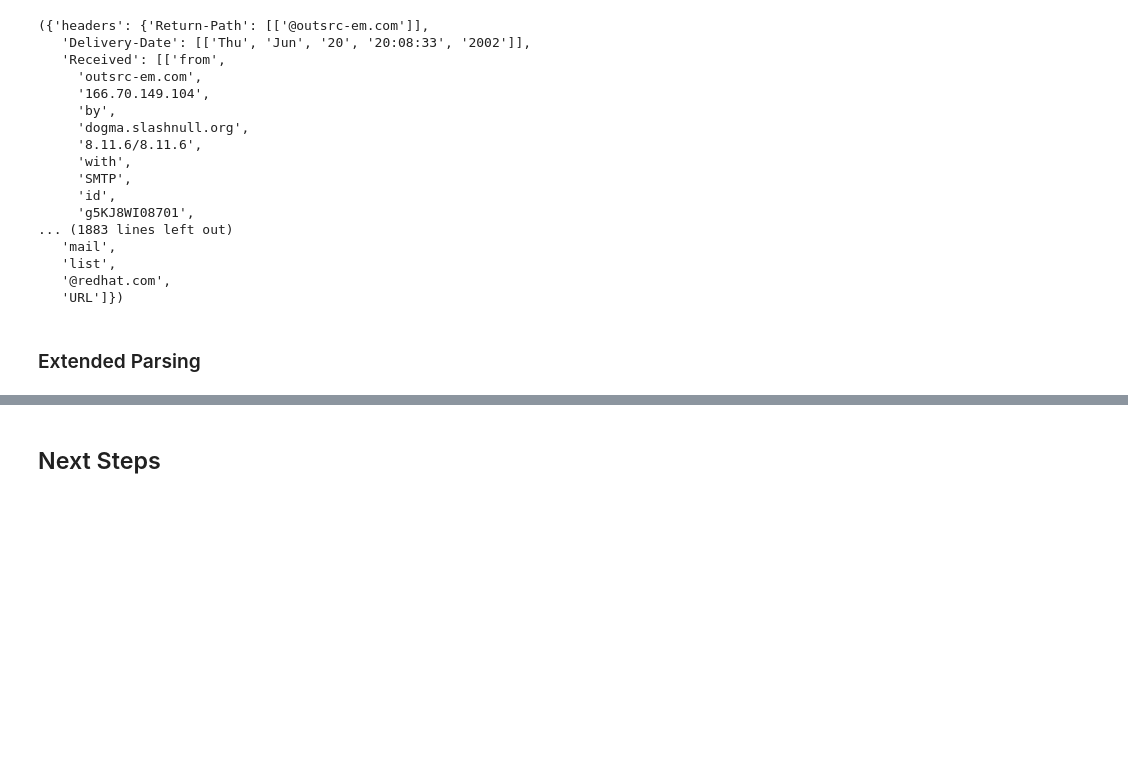
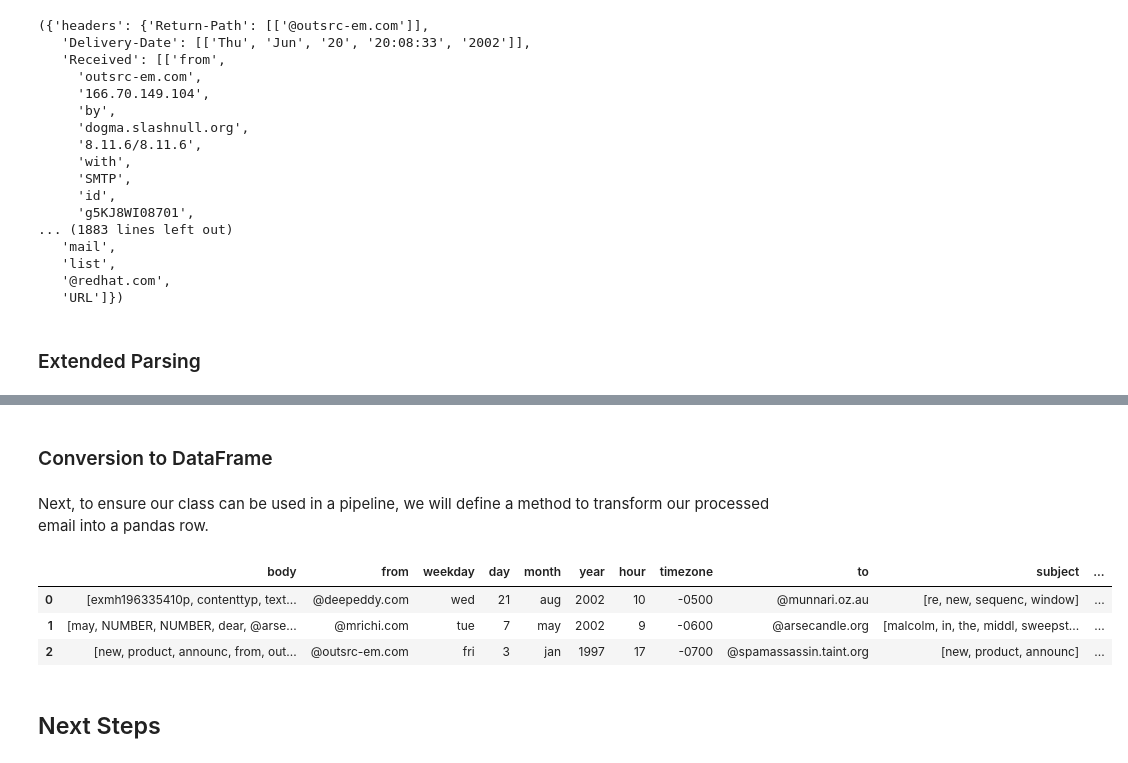
Before and after one commit to luisjaco/spam_classifier, a Jupyter notebook: data_cleaning.ipynb, the cells around one changed output, grey strips where cells are left out. Drawn from its saved outputs; the diff is of its cells as text; code cells hidden in the pictures; blank space fills up the shorter version.

Commit message:
Complete email processing functions.

```diff
--- a/data_cleaning.ipynb
+++ b/data_cleaning.ipynb
@@ -497,3 +519,16 @@ NameError: name 'v' is not defined
+# %% [markdown]
+### Conversion to DataFrame
+# %% [markdown]
+Next, to ensure our class can be used in a pipeline, we will define a method to transform our
+processed email into a pandas row.
+# %%
+sample_df = pd.DataFrame([eh_ex, hh_ex, sp_ex])
+sample_df.head()
+# %% [output]
+|  | body | from | weekday | day | month | year | hour | timezone | to | subject | ... |
+| 0 | [exmh196335410p, contenttyp, text... | @deepeddy.com | wed | 21 | aug | 2002 | 10 | -0500 | @munnari.oz.au | [re, new, sequenc, window] | ... |
+| 1 | [may, NUMBER, NUMBER, dear, @arse... | @mrichi.com | tue | 7 | may | 2002 | 9 | -0600 | @arsecandle.org | [malcolm, in, the, middl, sweepst... | ... |
+| 2 | [new, product, announc, from, out... | @outsrc-em.com | fri | 3 | jan | 1997 | 17 | -0700 | @spamassassin.taint.org | [new, product, announc] | ... |
 # %% [markdown]
 ## Next Steps
 # %% [markdown]
```
Also changed, not shown: parts of 4 cells of this notebook.
